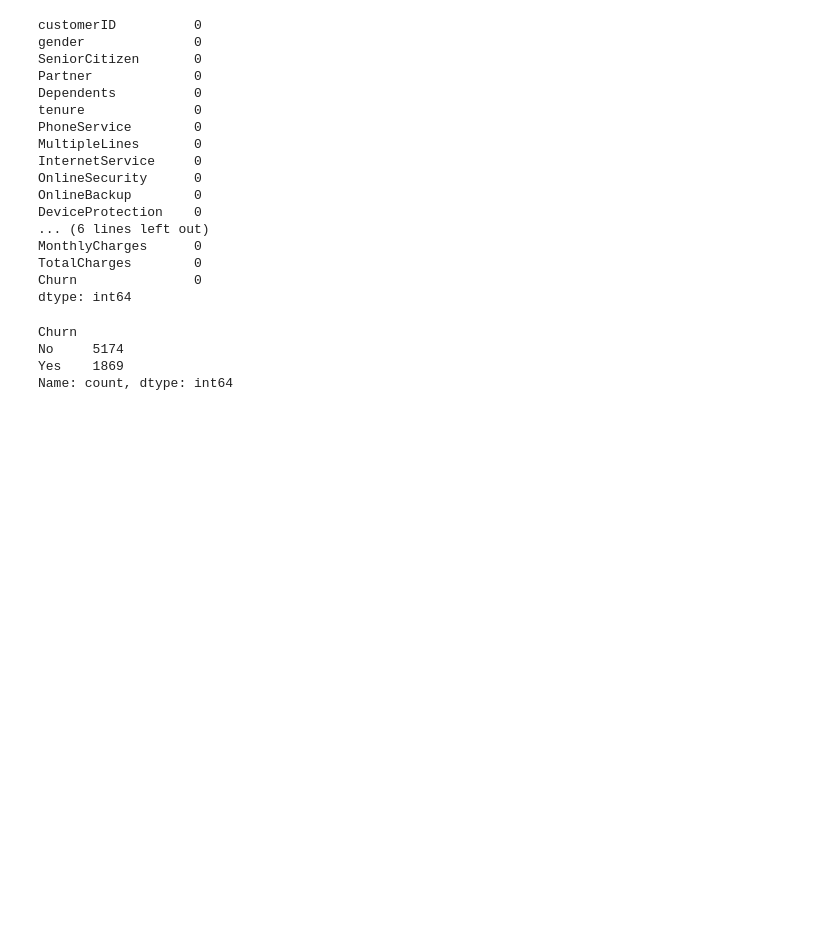
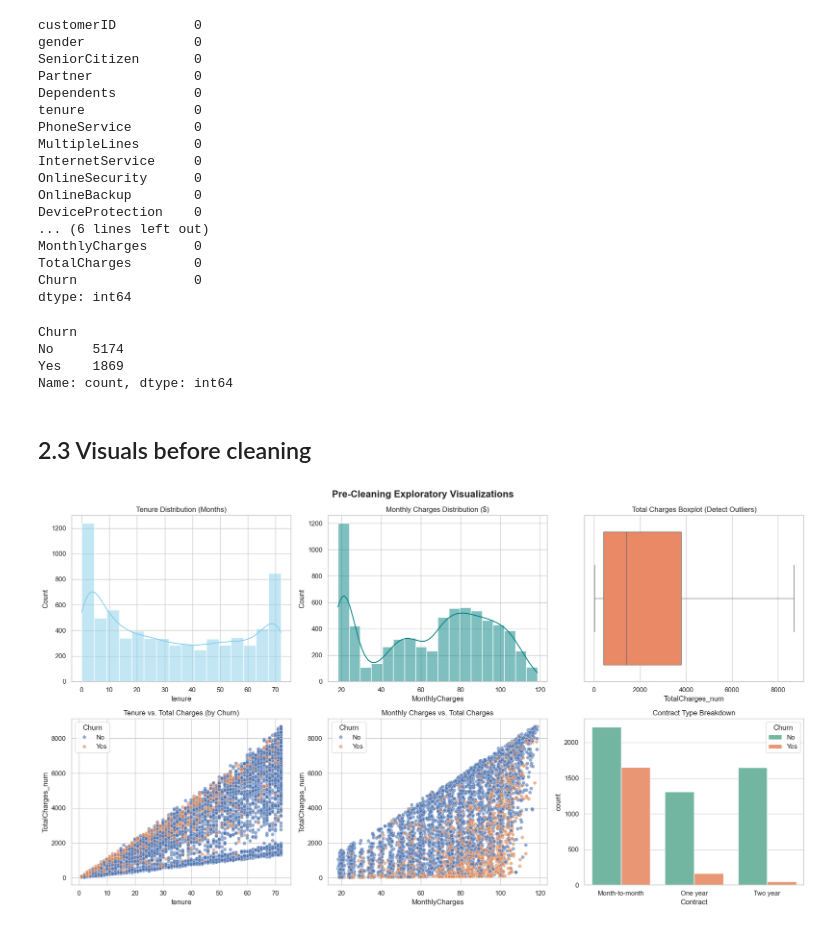
Before and after one commit to pchaher03/customer-churn-prediction-model, a Jupyter notebook: churn_predictor.ipynb, the cells around one changed output. Drawn from its saved outputs; the diff is of its cells as text; code cells hidden in the pictures; blank space fills up the shorter version.

```diff
--- a/churn_predictor.ipynb
+++ b/churn_predictor.ipynb
@@ -88,4 +212,61 @@ Churn
 No     5174
 Yes    1869
 Name: count, dtype: int64
+# %% [markdown]
+## 2.3 Visuals before cleaning
+# %%
+plot_df = df.copy()
+plot_df['TotalCharges_num'] = pd.to_numeric(plot_df['TotalCharges'], errors='coerce')
+
+# Set figure aesthetics
+sns.set_theme(style="whitegrid")
+fig, axes = plt.subplots(2, 3, figsize=(18, 10))
+fig.suptitle('Pre-Cleaning Exploratory Visualizations', fontsize=16, fontweight='bold')
+
+# --- DISTRIBUTIONS & OUTLIERS ---
+
+# Tenure Distribution
+sns.histplot(data=plot_df, x='tenure', kde=True, ax=axes[0, 0], color='skyblue')
+axes[0, 0].set_title('Tenure Distribution (Months)')
+
+# Monthly Charges Distribution
+sns.histplot(data=plot_df, x='MonthlyCharges', kde=True, ax=axes[0, 1], color='teal')
+axes[0, 1].set_title('Monthly Charges Distribution ($)')
+
+# Total Charges Outliers (Box Plot)
+sns.boxplot(data=plot_df, x='TotalCharges_num', ax=axes[0, 2], color='coral')
+axes[0, 2].set_title('Total Charges Boxplot (Detect Outliers)')
+
+# --- SCATTERPLOTS & CATEGORICAL DISTRIBUTIONS ---
+
+# Tenure vs. Total Charges Scatter Plot
+sns.scatterplot(
+    data=plot_df,
+    x='tenure',
+    y='TotalCharges_num',
+    hue='Churn',
+    alpha=0.6,
+    ax=axes[1, 0]
+)
+axes[1, 0].set_title('Tenure vs. Total Charges (by Churn)')
+
+# Monthly Charges vs. Total Charges Scatter Plot
+sns.scatterplot(
+    data=plot_df,
+    x='MonthlyCharges',
+    y='TotalCharges_num',
+    hue='Churn',
+    alpha=0.6,
+    ax=axes[1, 1]
+)
+axes[1, 1].set_title('Monthly Charges vs. Total Charges')
+
+# Contract Class Distribution
+sns.countplot(data=plot_df, x='Contract', hue='Churn', ax=axes[1, 2], palette='Set2')
+axes[1, 2].set_title('Contract Type Breakdown')
+
+plt.tight_layout()
+plt.show()
+# %% [output]
+[figure, added]
 # %% [markdown]
```
Also changed, not shown: parts of 39 cells of this notebook, 5 other files.
